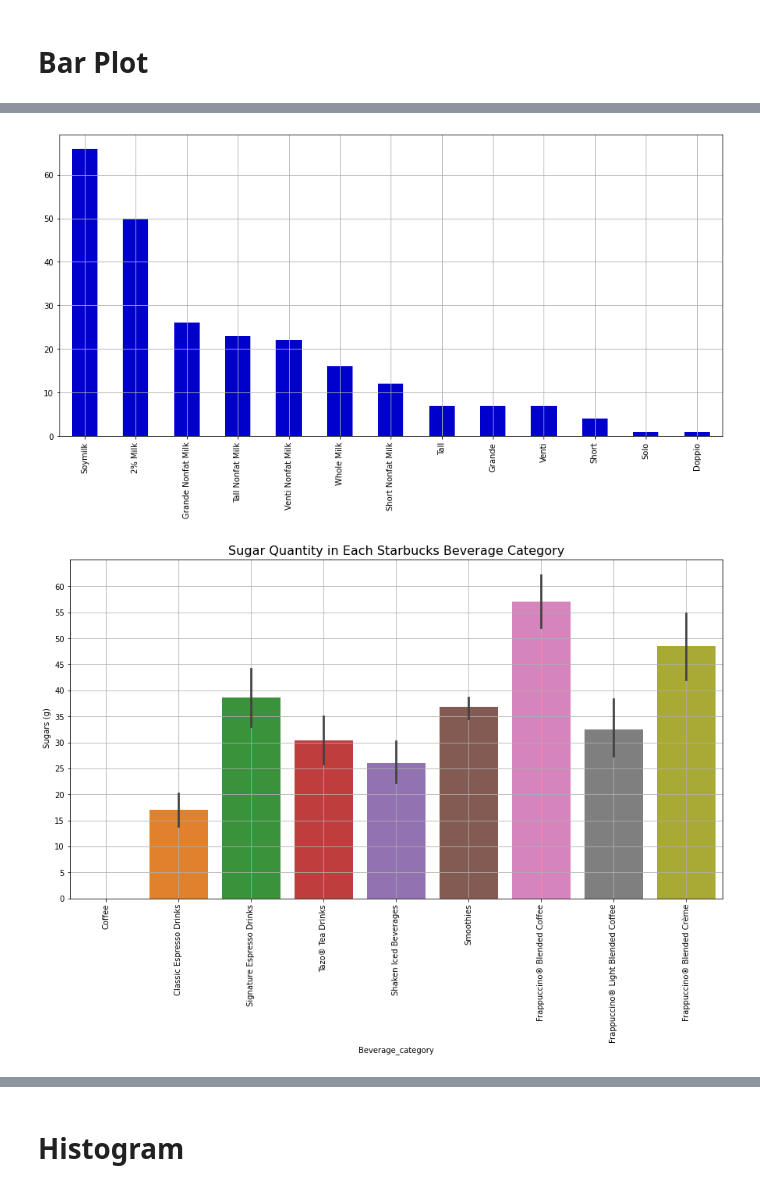
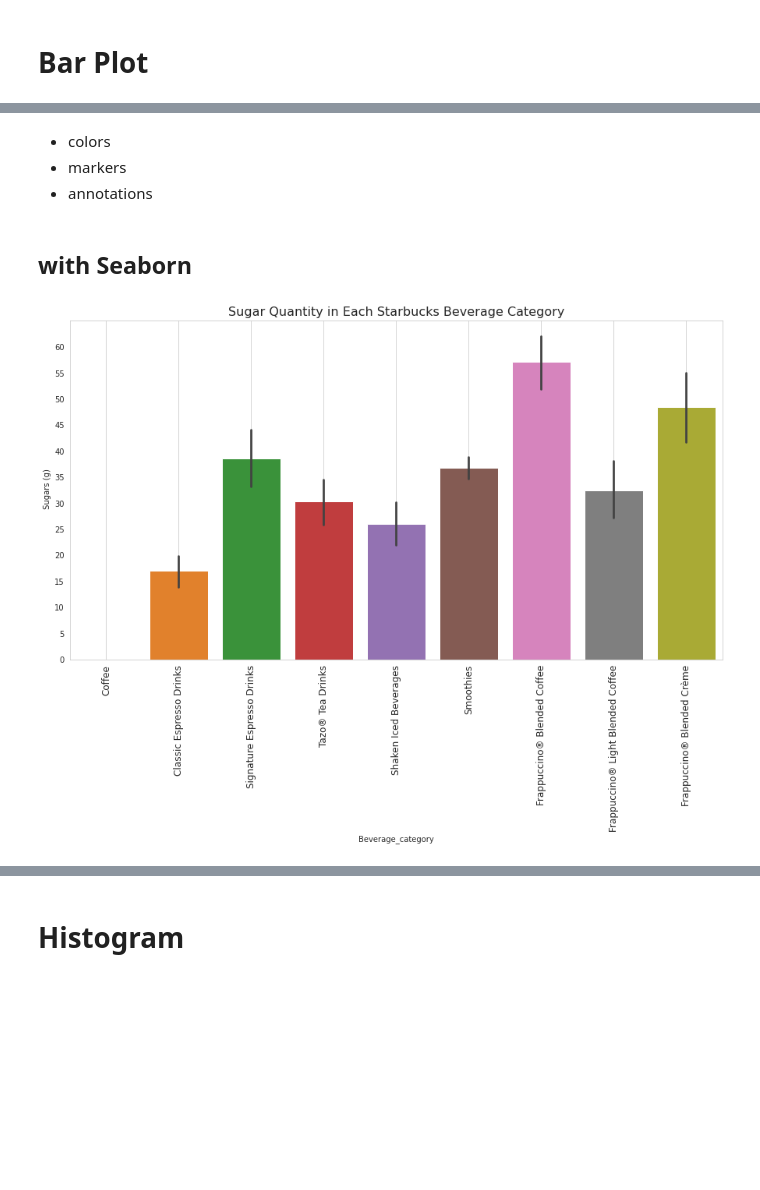
Before and after one commit to SamaSamrin/Python-Data-Visualization-Guide, a Jupyter notebook: DV_Practice.ipynb, the cells around one changed output, grey strips where cells are left out. Cells and saved outputs as stored; diff of their text form; code cells hidden in the pictures; blank space fills up the shorter version.

```diff
--- a/DV_Practice.ipynb
+++ b/DV_Practice.ipynb
@@ -193,20 +216,24 @@ Name: Beverage_prep, dtype: int64
-# %%
-plt.figure(figsize=(15,7))
-drinks['Beverage_prep'].value_counts().plot(kind='bar', color="mediumblue")
-
-plt.grid()
-plt.show()
-# %% [output]
-[figure, removed]
+# %% [markdown]
+- colors
+- markers
+- annotations
+# %% [markdown]
+## with Seaborn
 # %%
 plt.figure(figsize=(15,8))
 plt.title('Sugar Quantity in Each Starbucks Beverage Category', fontsize=16)
-sns.barplot(x='Beverage_category', y=' Sugars (g)', data=drinks)
+chart = sns.barplot(x='Beverage_category', y=' Sugars (g)', data=drinks)
 
-plt.xticks(rotation=90)
+plt.xticks(rotation=90, fontsize=12)
 plt.yticks(np.arange(0,65,5))
 
 plt.grid()
 plt.show()
+
+#The Black Line:
+#They are error bars. They can display either confidence intervals or the standard deviation.
+# The bar plot shows an aggregation of some values. The error bar shows how spread out the original non-aggregated data was (simplified!).
+# That is also the reason why no bar shows up when there was only one value.
+# I wil point you towards the seaborn documentation. Pay extra attention to the "estimator" and "ci" parameters to start with
 # %% [output]
-[figure, old version]
+[figure, new version]
```
Also changed, not shown: parts of 20 cells of this notebook.
